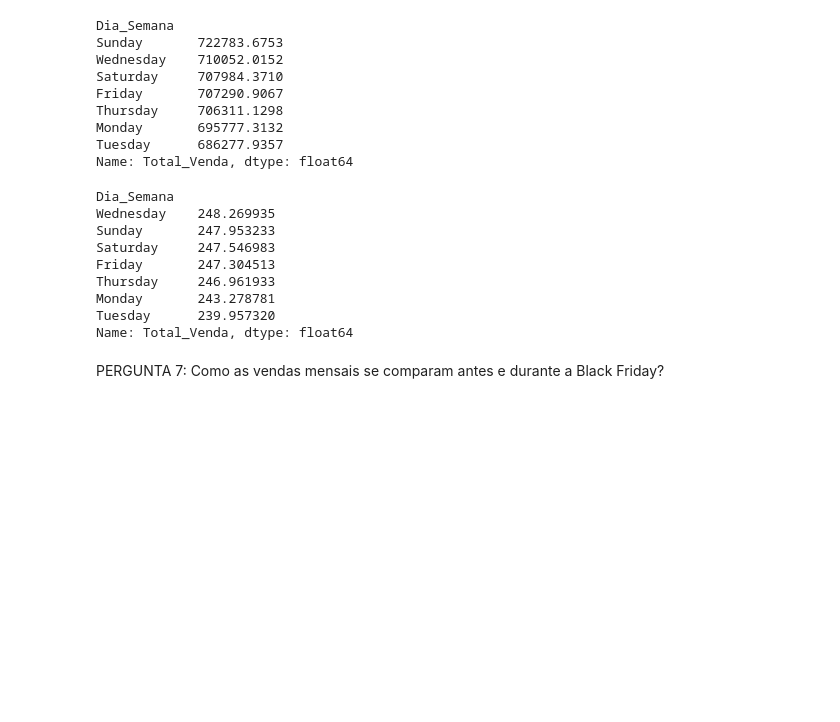
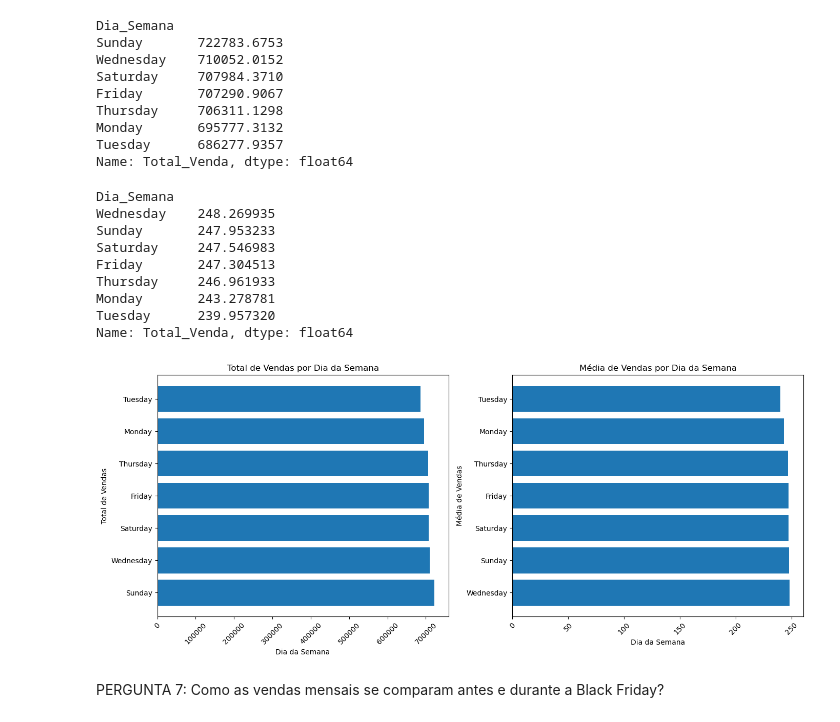
Before and after one commit to denisemasar/analise_vendas, a Jupyter notebook: analise_vendas.ipynb, the cells around one changed output. Drawn from its saved outputs; the diff is of its cells as text; code cells hidden in the pictures; blank space fills up the shorter version.

```diff
--- a/analise_vendas.ipynb
+++ b/analise_vendas.ipynb
@@ -538,6 +573,28 @@ Thursday     246.961933
 Monday       243.278781
 Tuesday      239.957320
 Name: Total_Venda, dtype: float64
+# %%
+#Criaçao de 2 gráficos para comparar o total de vendas por dia da semana e a média de vendas por dia da semana.
+fig, axes = plt.subplots(1, 2, figsize=(14,6)) #cria uma figura com 1 linha e 2 colunas para os gráficos, e define o tamanho da figura.
+
+#Gráfico 1 - Total de vendas
+axes[0].barh(vendas_semana.index, vendas_semana.values)
+axes[0].set_title("Total de Vendas por Dia da Semana")
+axes[0].set_xlabel("Dia da Semana")
+axes[0].set_ylabel("Total de Vendas")
+axes[0].tick_params(axis='x', rotation=45)
+
+#Gráfico 2 - Média de vendas
+axes[1].barh(media_semana.index, media_semana.values)
+axes[1].set_title("Média de Vendas por Dia da Semana")
+axes[1].set_xlabel("Dia da Semana")
+axes[1].set_ylabel("Média de Vendas")
+axes[1].tick_params(axis='x', rotation=45)
+
+plt.tight_layout()
+plt.show()
+# %% [output]
+[figure, added]
 # %% [markdown]
 PERGUNTA 7: Como as vendas mensais se comparam antes e durante a Black Friday?
 # %%
```
Also changed, not shown: parts of 17 cells of this notebook.
